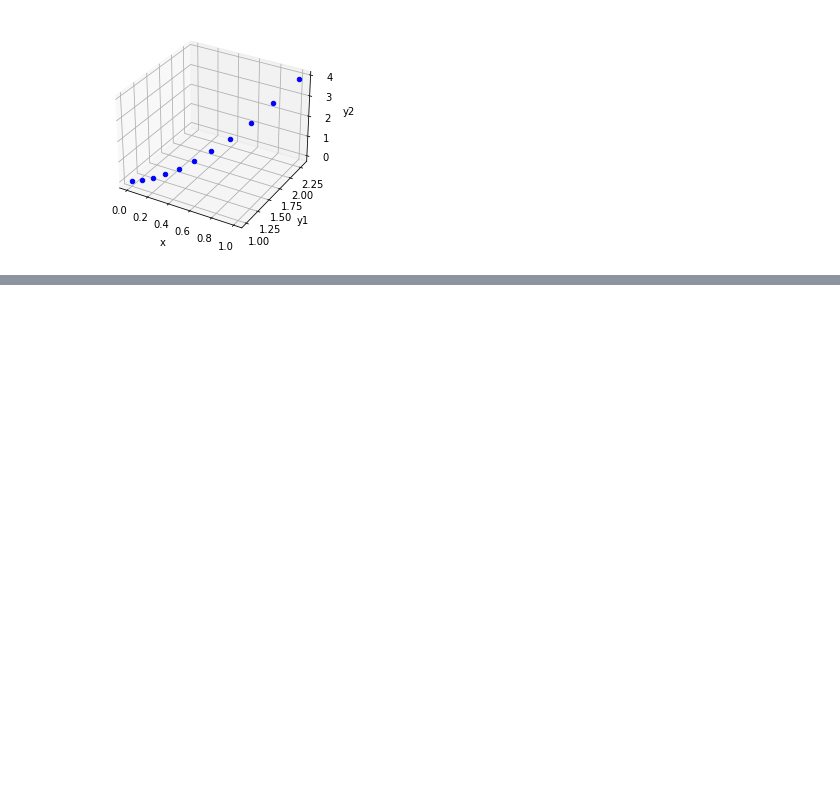
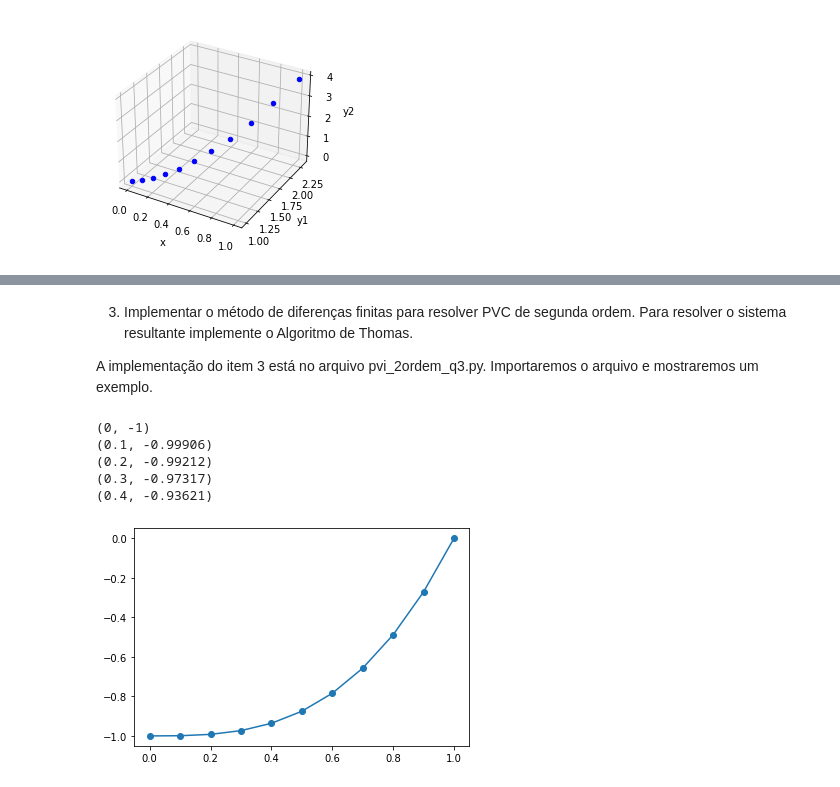
Before and after one commit to maria-raquel/EDO, a Jupyter notebook: relatorio.ipynb, the cells around one changed output, grey strips where cells are left out. Saved outputs shown, nothing was run; the diff lists cells and outputs as text; code cells hidden in the pictures; blank space fills up the shorter version.

```diff
--- a/relatorio.ipynb
+++ b/relatorio.ipynb
@@ -102,0 +103,31 @@ ex2.plottar()
+# %% [markdown]
+3. Implementar o método de diferenças finitas para resolver PVC de segunda ordem. Para resolver o
+sistema resultante implemente o Algoritmo de Thomas.
+
+A implementação do item 3 está no arquivo pvi_2ordem_q3.py. Importaremos o arquivo e mostraremos um exemplo.
+# %%
+import pvi_2ordem_q3 as q3
+
+# Instanciando um exemplo
+
+ponto_inicial = (0,-1)
+ponto_final = (1,0)
+N = 10
+p = 'x/3'
+q = '-1'
+r = '6*x-1'
+
+ex3 = q3.pvi_2ordem(ponto_inicial, ponto_final, N, p, q, r)
+# %%
+ex3.diferencas_finitas()
+# Mostrando os 5 primeiros pontos
+for i in range(5):
+    print(ex3.pontos[i])
+ex3.plottar()
+# %% [output]
+(0, -1)
+(0.1, -0.99906)
+(0.2, -0.99212)
+(0.3, -0.97317)
+(0.4, -0.93621)
+[figure, added]
```
Also changed, not shown: parts of 1 cell of this notebook, 1 other file.
